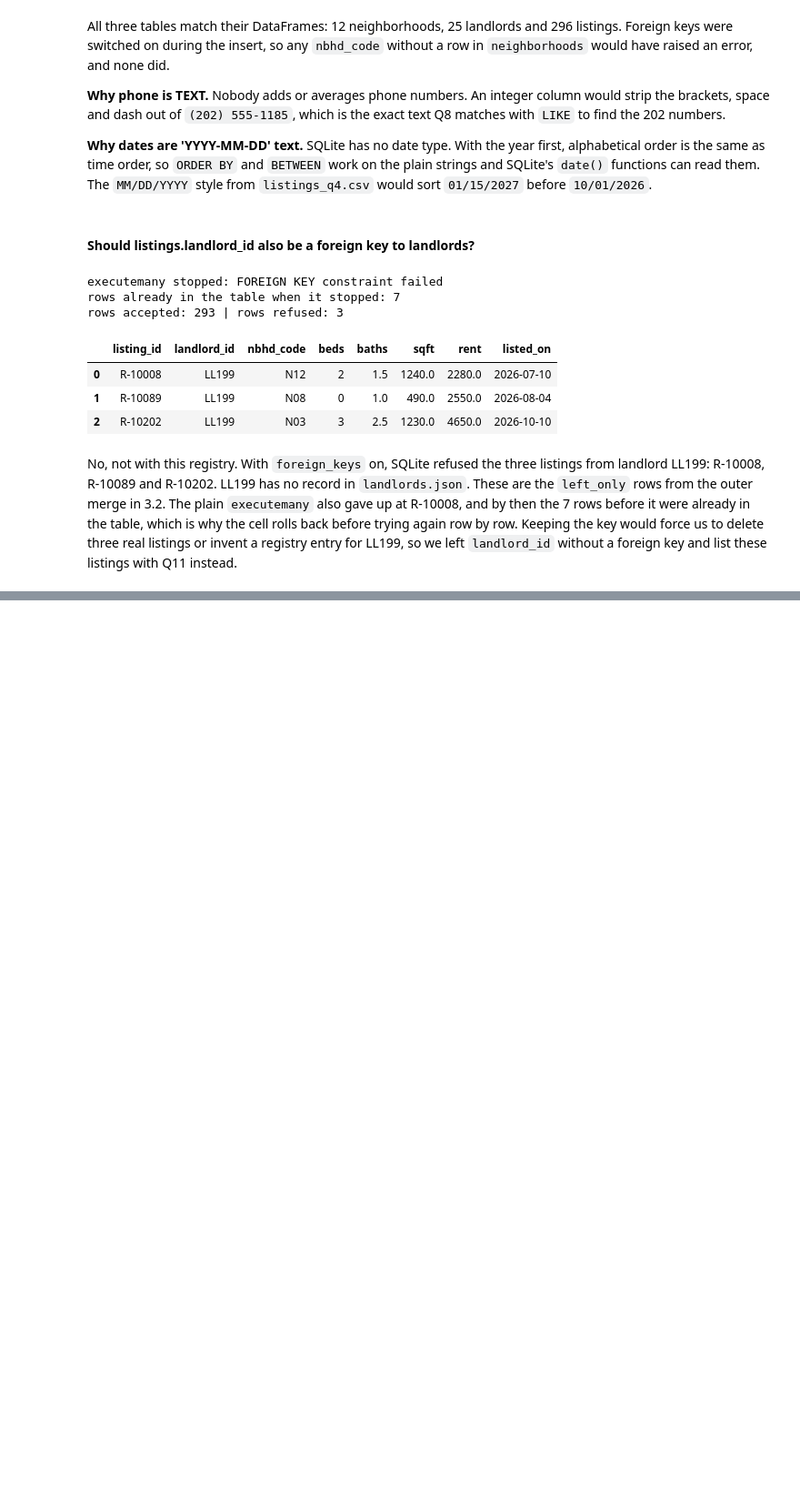
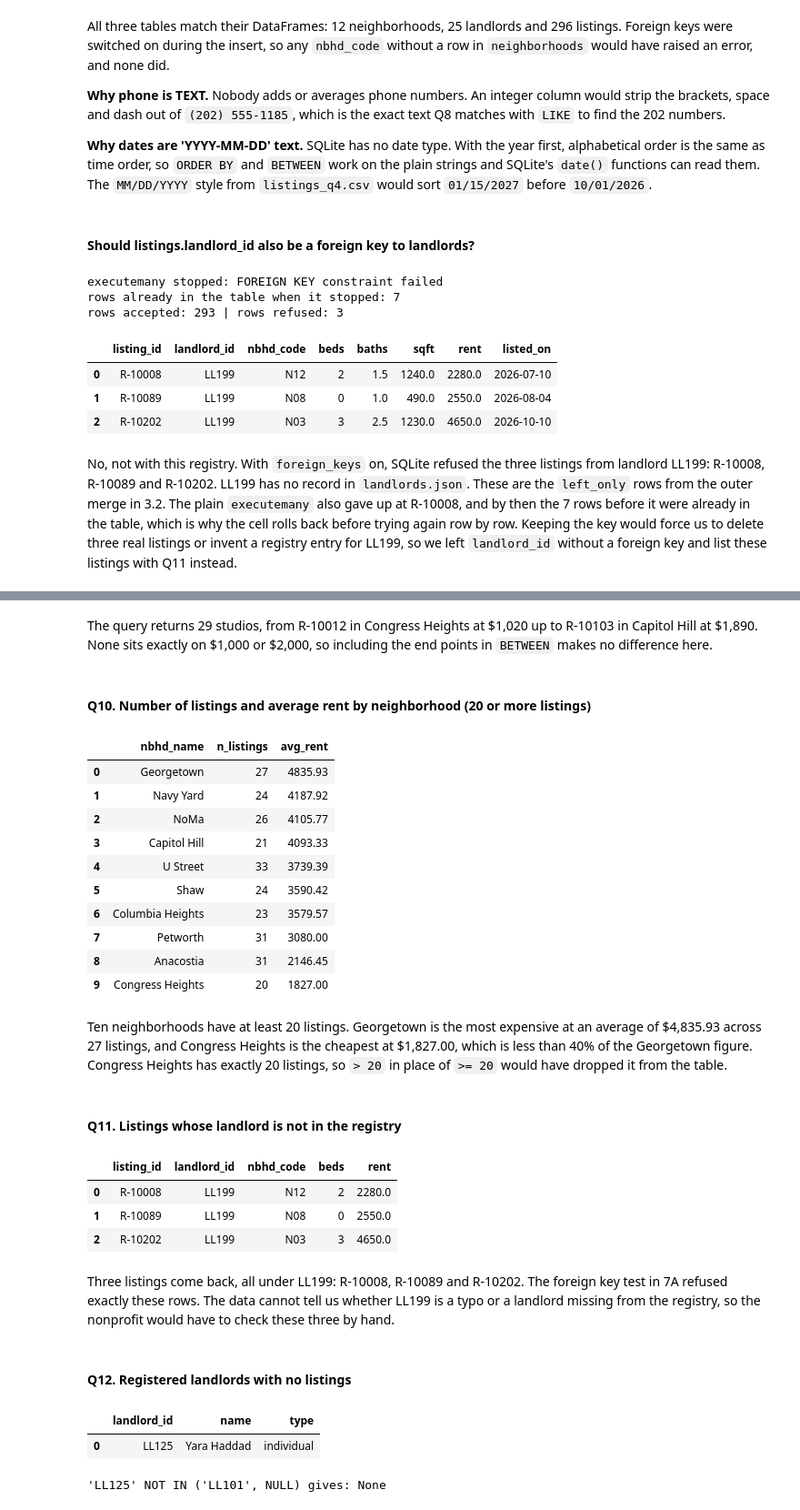
Before and after one commit to Shirjak7/capital_rentals, a Jupyter notebook: capital_rentals.ipynb, the cells around one changed output, grey strips where cells are left out. Shown at 91% size. Drawn from its saved outputs; the diff is of its cells as text; code cells hidden in the pictures; blank space fills up the shorter version.

```diff
--- a/capital_rentals.ipynb
+++ b/capital_rentals.ipynb
@@ -729,0 +972,64 @@ No, not with this registry. With `foreign_keys` on, SQLite refused the three lis
+# %% [markdown]
+The query returns 29 studios, from R-10012 in Congress Heights at \$1,020 up to R-10103 in Capitol Hill at \$1,890. None sits exactly on \$1,000 or \$2,000, so including the end points in `BETWEEN` makes no difference here.
+# %% [markdown]
+#### Q10. Number of listings and average rent by neighborhood (20 or more listings)
+# %%
+Q10 = """
+SELECT n.nbhd_name, COUNT(*) AS n_listings, AVG(l.rent) AS avg_rent
+FROM listings AS l
+JOIN neighborhoods AS n ON l.nbhd_code = n.nbhd_code
+GROUP BY n.nbhd_name
+HAVING COUNT(*) >= ?
+ORDER BY avg_rent DESC
+"""
+q10 = run(Q10, (20,))
+display(q10.round(2))
+# %% [output]
+|  | nbhd_name | n_listings | avg_rent |
+| 0 | Georgetown | 27 | 4835.93 |
+| 1 | Navy Yard | 24 | 4187.92 |
+| 2 | NoMa | 26 | 4105.77 |
+| 3 | Capitol Hill | 21 | 4093.33 |
+| 4 | U Street | 33 | 3739.39 |
+| 5 | Shaw | 24 | 3590.42 |
+| 6 | Columbia Heights | 23 | 3579.57 |
+| 7 | Petworth | 31 | 3080.00 |
+| 8 | Anacostia | 31 | 2146.45 |
+| 9 | Congress Heights | 20 | 1827.00 |
+# %% [markdown]
+Ten neighborhoods have at least 20 listings. Georgetown is the most expensive at an average of \$4,835.93 across 27 listings, and Congress Heights is the cheapest at \$1,827.00, which is less than 40% of the Georgetown figure. Congress Heights has exactly 20 listings, so `> 20` in place of `>= 20` would have dropped it from the table.
+# %% [markdown]
+#### Q11. Listings whose landlord is not in the registry
+# %%
+Q11 = """
+SELECT l.listing_id, l.landlord_id, l.nbhd_code, l.beds, l.rent
+FROM listings AS l
+LEFT JOIN landlords AS d ON l.landlord_id = d.landlord_id
+WHERE d.landlord_id IS NULL   -- no matching landlord, so the LEFT JOIN filled these columns with NULL
+ORDER BY l.listing_id
+"""
+display(run(Q11))
+# %% [output]
+|  | listing_id | landlord_id | nbhd_code | beds | rent |
+| 0 | R-10008 | LL199 | N12 | 2 | 2280.0 |
+| 1 | R-10089 | LL199 | N08 | 0 | 2550.0 |
+| 2 | R-10202 | LL199 | N03 | 3 | 4650.0 |
+# %% [markdown]
+Three listings come back, all under LL199: R-10008, R-10089 and R-10202. The foreign key test in 7A refused exactly these rows. The data cannot tell us whether LL199 is a typo or a landlord missing from the registry, so the nonprofit would have to check these three by hand.
+# %% [markdown]
+#### Q12. Registered landlords with no listings
+# %%
+Q12 = """
+SELECT landlord_id, name, type
+FROM landlords
+WHERE landlord_id NOT IN (SELECT landlord_id FROM listings WHERE landlord_id IS NOT NULL)
+ORDER BY landlord_id
+"""
+display(run(Q12))
+# why the subquery skips NULLs: NOT IN against a list that holds a NULL is never true
+print("'LL125' NOT IN ('LL101', NULL) gives:",
+      con.execute("SELECT ? NOT IN (?, NULL)", ("LL125", "LL101")).fetchone()[0])
+# %% [output]
+|  | landlord_id | name | type |
+| 0 | LL125 | Yara Haddad | individual |
+'LL125' NOT IN ('LL101', NULL) gives: None
```
Also changed, not shown: parts of 33 cells of this notebook, 1 other file.
